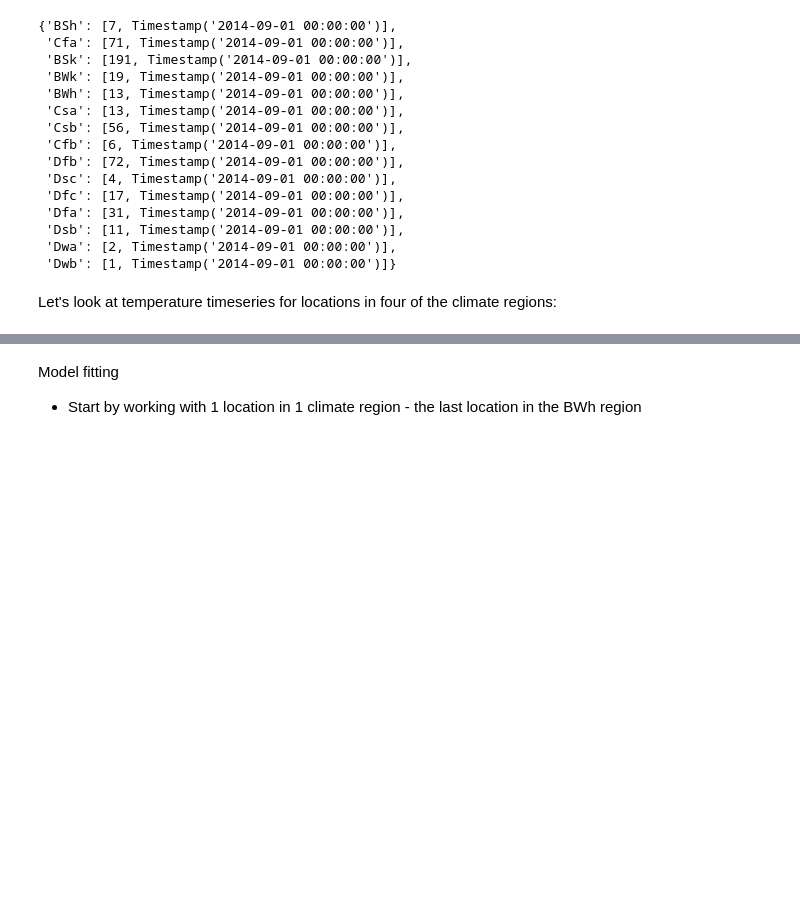
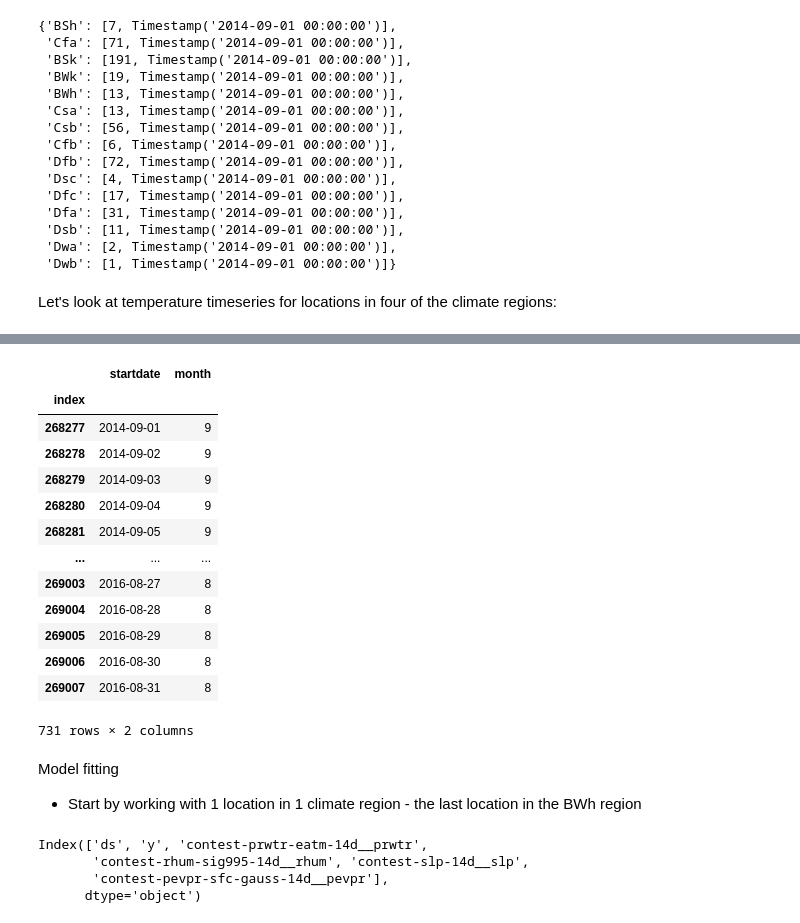
Before and after one commit to apiscopo/TimeSeriesForecasting_temperature, a Jupyter notebook: amy-wids-2023.ipynb, the cells around one changed output, grey strips where cells are left out. Saved outputs shown, nothing was run; the diff lists cells and outputs as text; code cells hidden in the pictures; blank space fills up the shorter version.

```diff
--- a/amy-wids-2023.ipynb
+++ b/amy-wids-2023.ipynb
@@ -252,3 +290,20 @@ for region in df['climateregions__climateregion'].unique()[0:4]:
+# %%
+date_ll
+# %% [output]
+|  | startdate | month |
+| index |  |  |
+| 268277 | 2014-09-01 | 9 |
+| 268278 | 2014-09-02 | 9 |
+| 268279 | 2014-09-03 | 9 |
+| 268280 | 2014-09-04 | 9 |
+| 268281 | 2014-09-05 | 9 |
+| ... | ... | ... |
+| 269003 | 2016-08-27 | 8 |
+| 269004 | 2016-08-28 | 8 |
+| 269005 | 2016-08-29 | 8 |
+| 269006 | 2016-08-30 | 8 |
+| 269007 | 2016-08-31 | 8 |
+731 rows × 2 columns
 # %% [markdown]
 Model fitting
 - Start by working with 1 location in 1 climate region - the last location in the BWh region
@@ -259,4 +314,11 @@ df_prophet_test = pd.concat([date_ll[four_fifths:], y_ll_test, X_ll_test], axis=
 df_prophet_test = df_prophet_test.rename(columns={'startdate': 'ds', 'contest-tmp2m-14d__tmp2m': 'y'})
+# %%
+df_prophet_train.columns
+# %% [output]
+Index(['ds', 'y', 'contest-prwtr-eatm-14d__prwtr',
+       'contest-rhum-sig995-14d__rhum', 'contest-slp-14d__slp',
+       'contest-pevpr-sfc-gauss-14d__pevpr'],
+      dtype='object')
 # %%
 # run algorithm
 m = Prophet(growth='linear', daily_seasonality=False, weekly_seasonality=False, yearly_seasonality=True)
```
Also changed, not shown: parts of 28 cells of this notebook.
